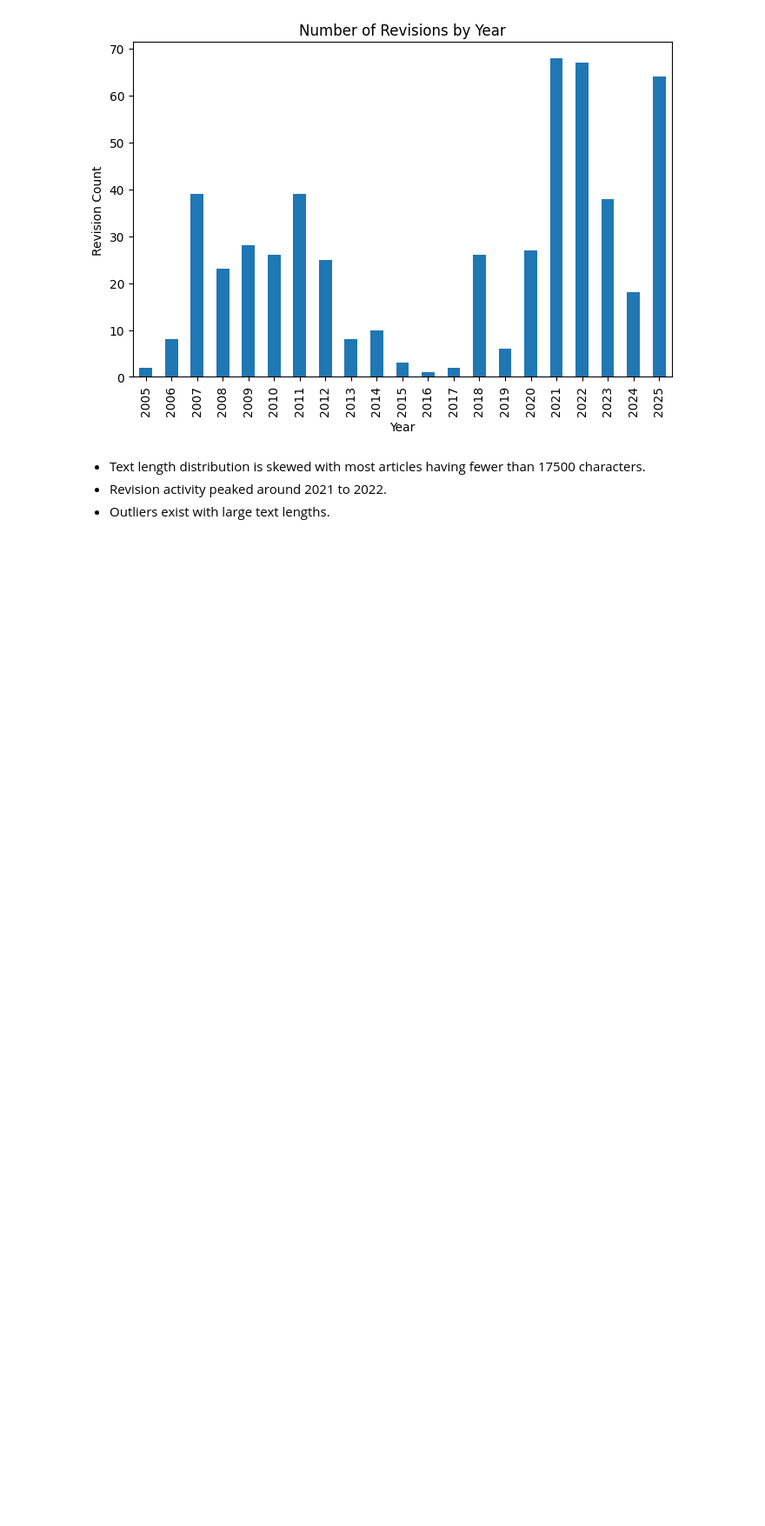
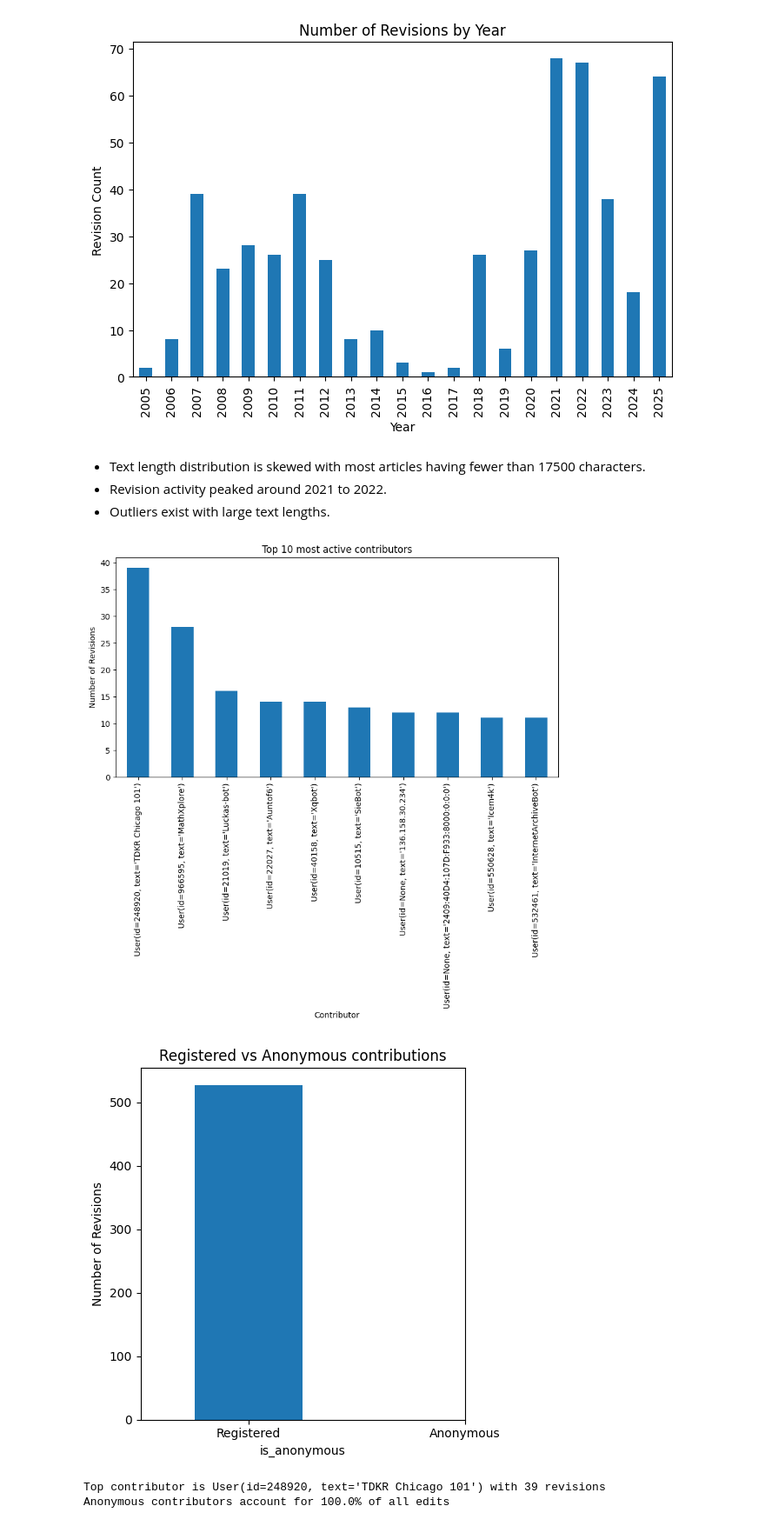
Before and after one commit to bruh7463/data_mining_project_team_14, a Jupyter notebook: data_mining_project.ipynb, the cells around one changed output. Shown at 87% size. Cells and saved outputs as stored; diff of their text form; code cells hidden in the pictures; blank space fills up the shorter version.

Commit message:
Carried out contributor analysis

```diff
--- a/data_mining_project.ipynb
+++ b/data_mining_project.ipynb
@@ -146,3 +146,40 @@ plt.show()
 * Text length distribution is skewed with most articles having fewer than 17500 characters.
 * Revision activity peaked around 2021 to 2022.
 * Outliers exist with large text lengths.
+# %%
+# [DU] Chilufya - Contributor Analysis
+
+# Top 10 contributors
+top_contributors = df["contributor_name"].value_counts().head(10)
+
+plt.figure(figsize=(10, 5))
+top_contributors.plot(kind="bar")
+plt.title("Top 10 most active contributors")
+plt.xlabel("Contributor")
+plt.ylabel("Number of Revisions")
+plt.show()
+
+# Registered vs Anonymous contributors
+df["is_anonymous"] = df["contributor_id"].isna()
+anon_counts = df["is_anonymous"].value_counts()
+
+plt.figure(figsize=(5, 5))
+anon_counts.plot(kind="bar")
+plt.title("Registered vs Anonymous contributions")
+plt.xticks([0,1], ["Registered", "Anonymous"], rotation=0)
+plt.ylabel("Number of Revisions")
+plt.tight_layout()
+plt.show()
+
+# Print required statistics
+top_contributor_name = top_contributors.index[0]
+top_contributor_count = top_contributors.iloc[0]
+anonymous_percentage = (df['is_anonymous'].sum() / len(df)) * 100
+
+print(f"Top contributor is {top_contributor_name} with {top_contributor_count} revisions")
+print(f"Anonymous contributors account for {anonymous_percentage:.1f}% of all edits")
+# %% [output]
+[figure, added]
+[figure, added]
+Top contributor is User(id=248920, text='TDKR Chicago 101') with 39 revisions
+Anonymous contributors account for 100.0% of all edits
```
Also changed, not shown: parts of 1 cell of this notebook.
